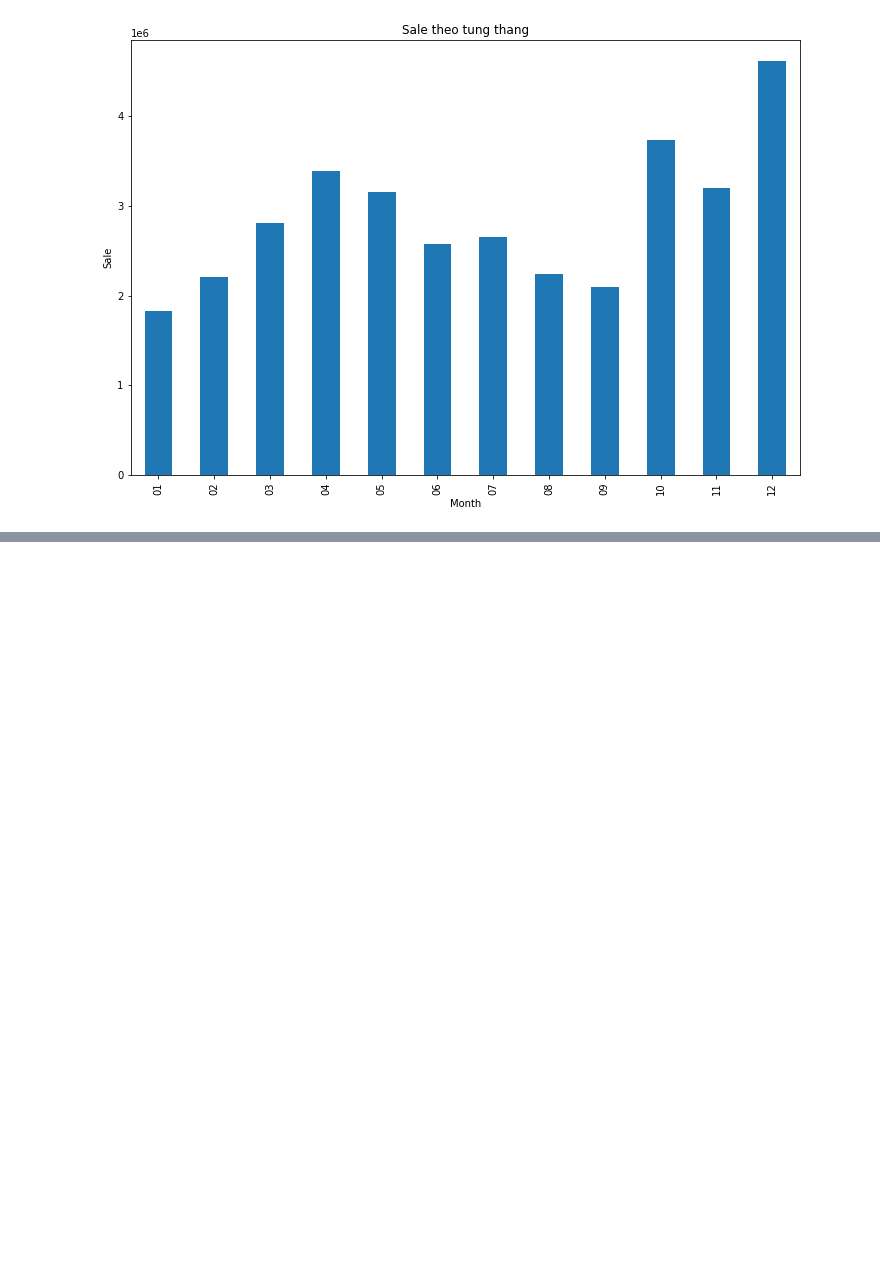
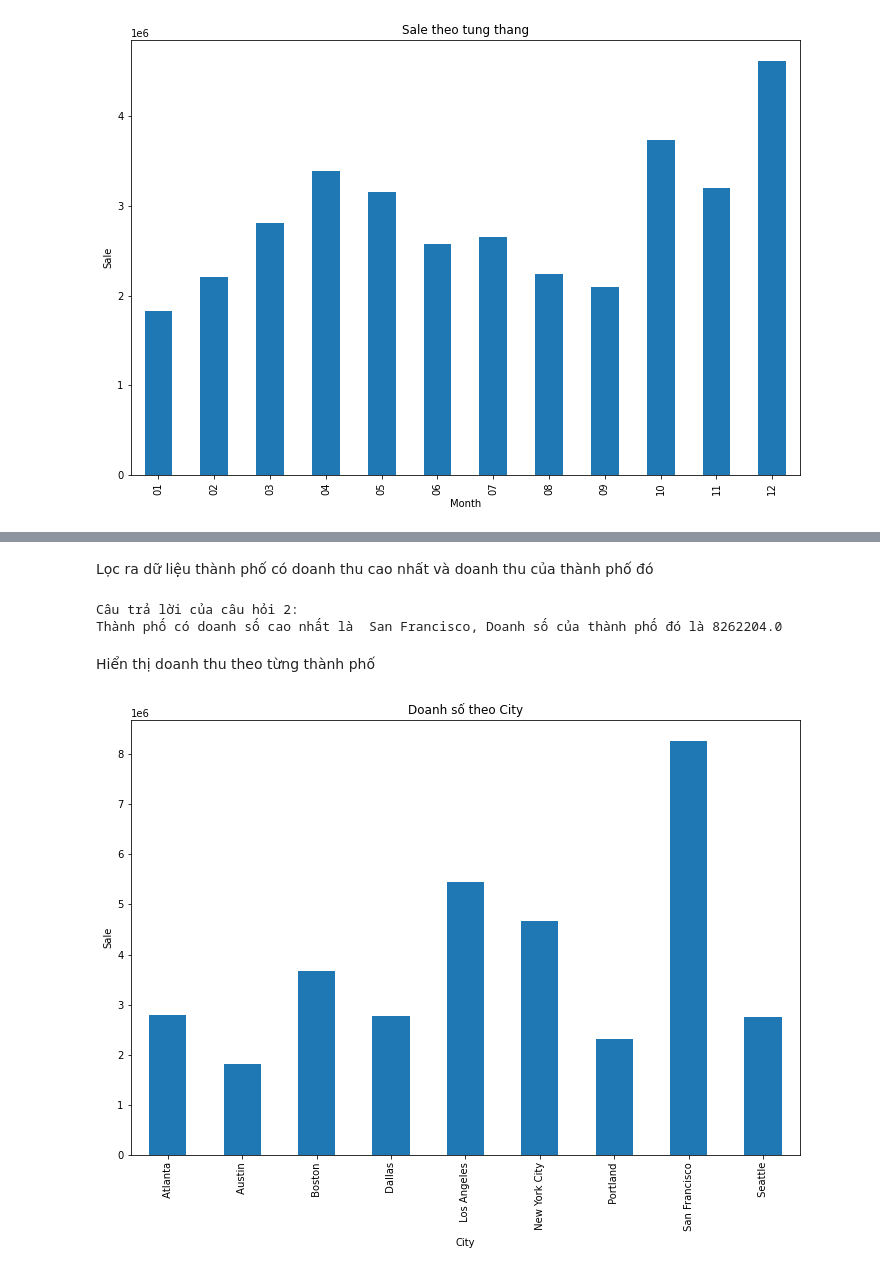
Before and after one commit to lvphu95/Sale-Report, a Jupyter notebook: Sale_report.ipynb, the cells around one changed output, grey strips where cells are left out. Drawn from its saved outputs; the diff is of its cells as text; code cells hidden in the pictures; blank space fills up the shorter version.

Commit message:
Sale report

```diff
--- a/Sale_report.ipynb
+++ b/Sale_report.ipynb
@@ -167,0 +174,7 @@ plt.show()
+# %%
+def getCity(address):
+  return address.split(',')[1]
+# %%
+df['City'] = df['Purchase Address'].apply(getCity)
+# %%
+bestCity = df.groupby(by = 'City').sum()['Sale']
@@ -167,0 +195,2 @@ plt.show()
+# %% [markdown]
+Lọc ra dữ liệu thành phố có doanh thu cao nhất và doanh thu của thành phố đó
@@ -167,0 +199,13 @@ plt.show()
+# %%
+print('Câu trả lời của câu hỏi 2: ')
+print('Thành phố có doanh số cao nhất là {}, Doanh số của thành phố đó là {}'.format(cityEachMoth.index[0], bestCity.max()))
+# %% [output]
+Câu trả lời của câu hỏi 2:
+Thành phố có doanh số cao nhất là  San Francisco, Doanh số của thành phố đó là 8262204.0
+# %% [markdown]
+Hiển thị doanh thu theo từng thành phố
+# %%
+bestCity.plot(kind = 'bar', ylabel = 'Sale', title = 'Doanh số theo City', figsize=(12,8))
+plt.show()
+# %% [output]
+[figure, added]
```
Also changed, not shown: parts of 5 cells of this notebook.
